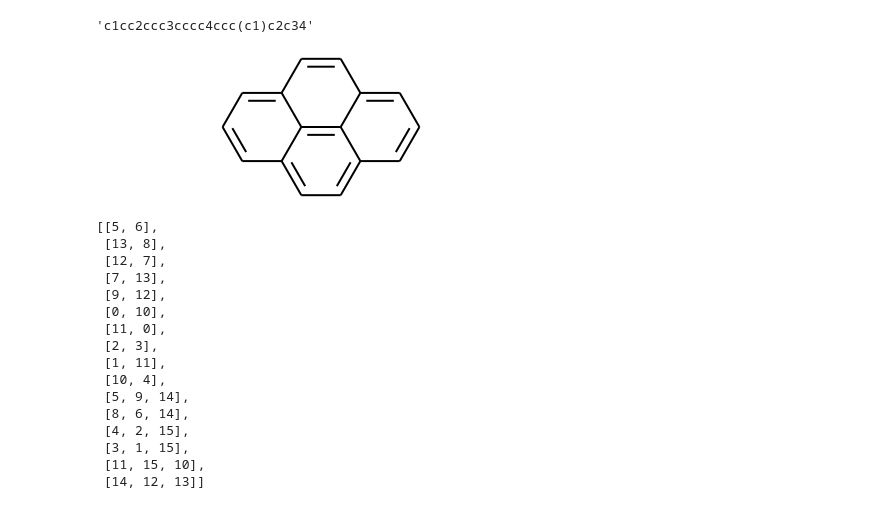
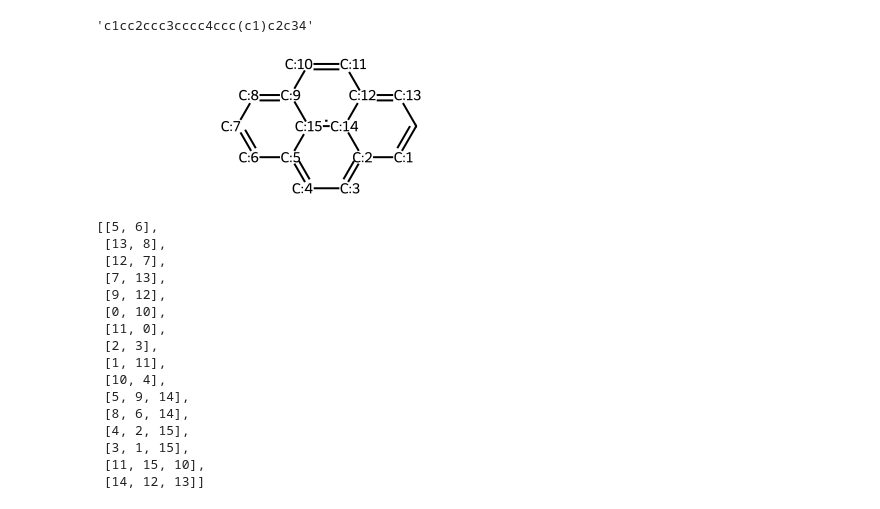
Before and after one commit to StillWork/AIDD-2208-add, a Jupyter notebook: c_84_3_Datasets.ipynb, the cells around one changed output. Drawn from its saved outputs; the diff is of its cells as text; code cells hidden in the pictures.

```diff
--- a/c_84_3_Datasets.ipynb
+++ b/c_84_3_Datasets.ipynb
@@ -95,10 +97,14 @@ smi = test_dataset.ids[0]
 smi
 # %% [output]
 'c1cc2ccc3cccc4ccc(c1)c2c34'
-# %%
-Chem.MolFromSmiles(smi)
-# %% [output]
-[figure, removed]
+# %%
+# Chem.MolFromSmiles(smi)
+mol=Chem.MolFromSmiles(smi)
+for atom in mol.GetAtoms():
+    atom.SetAtomMapNum(atom.GetIdx())
+mol
+# %% [output]
+[figure, added]
 # %%
 test_dataset.X[0].get_adjacency_list()
 # %% [output]
```
Also changed, not shown: parts of 2 cells of this notebook.
